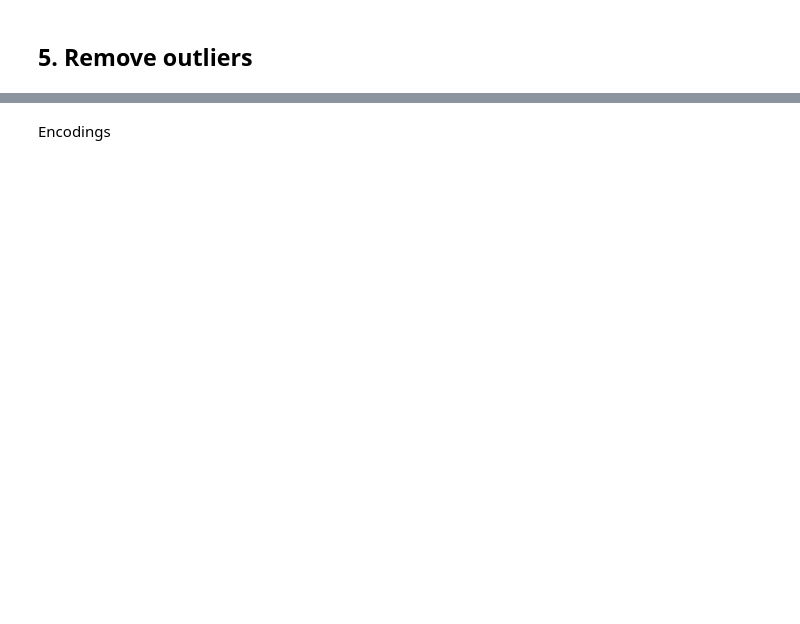
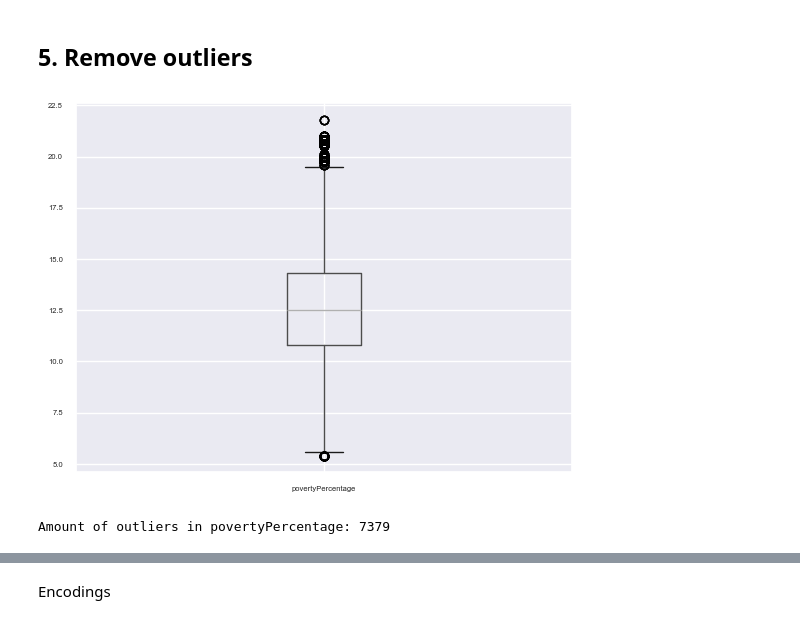
Before and after one commit to biancaziliotto/DataMiningProject, a Jupyter notebook: 1_DU&P.ipynb, the cells around one changed output, grey strips where cells are left out. Cells and saved outputs as stored; diff of their text form; code cells hidden in the pictures; blank space fills up the shorter version.

```diff
--- a/1_DU&P.ipynb
+++ b/1_DU&P.ipynb
@@ -643,2 +843,12 @@ print(joined_df[joined_df["candidatevotes"].isna()].shape[0] / joined_df.shape[0
 # %% [markdown]
 ### Remove / modify attributes
+# %%
+import re
+
+for col in ["notes", "incident_characteristics1", "incident_characteristics2"]:
+    joined_df[col] = joined_df[col].fillna(" ")
+
+    for i in joined_df.index:
+        joined_df[col][i] = [
+            item.lower() for item in re.findall(r"\b\w+\b", joined_df[col][i])
+        ]
@@ -657,20 +887,21 @@ joined_df = joined_df.drop(
         "incident_characteristics2",
     ]
 )
+# %%
+joined_df["month"] = " "
+
+for i in joined_df.index:
+    joined_df["month"][i] = int(joined_df["date"][i][5:7])
 # %%
 days_per_month = [0, 31, 28, 31, 30, 31, 30, 31, 31, 30, 31, 30]
-
-
-def compute_progressive_date(date):
-    return (
-        (int(date[0:4])) * 365
-        + np.cumsum(days_per_month)[date[5:7] - 1]
-        + int(date[-2:])
-    )
-
+cumsum_days_per_month = np.cumsum(days_per_month)
 
 for i in range(joined_df.shape[0]):
-    joined_df["date"][i] = compute_progressive_date(joined_df["date"][i])
+    joined_df["date"][i] = (
+        joined_df["year"][i] * 365
+        + cumsum_days_per_month[joined_df["month"][i] - 1]
+        + int(joined_df["date"][i][-2:])
+    )
 
     # Incidents are between 2013 and 2018, the only bisestile 2016:
     if (joined_df["year"][i] == 2016 and joined_df["month"][i] >= 3) or joined_df[
@@ -835,6 +1088,8 @@ print(count)
 ## 4. Variables distribution
 # %% [markdown]
 ### Party
+# %%
+joined_df = pd.read_csv("data/joined_dataset.csv")
 # %%
 sns.set_style("whitegrid")
 
@@ -982,0 +1252,18 @@ sns.set(font_scale=0.5)
+# %%
+boxplot = joined_df.boxplot(column=["povertyPercentage"])
+plt.show()
+# %% [output]
+[figure, added]
+# %%
+lower_whisker_poverty, upper_whisker_poverty = return_whiskers(
+    joined_df, "povertyPercentage"
+)
+print(
+    "Amount of outliers in povertyPercentage:",
+    joined_df[
+        (joined_df["povertyPercentage"] < lower_whisker_poverty)
+        | (joined_df["povertyPercentage"] > upper_whisker_poverty)
+    ].shape[0],
+)
+# %% [output]
+Amount of outliers in povertyPercentage: 7379
```
Also changed, not shown: parts of 49 cells of this notebook.
